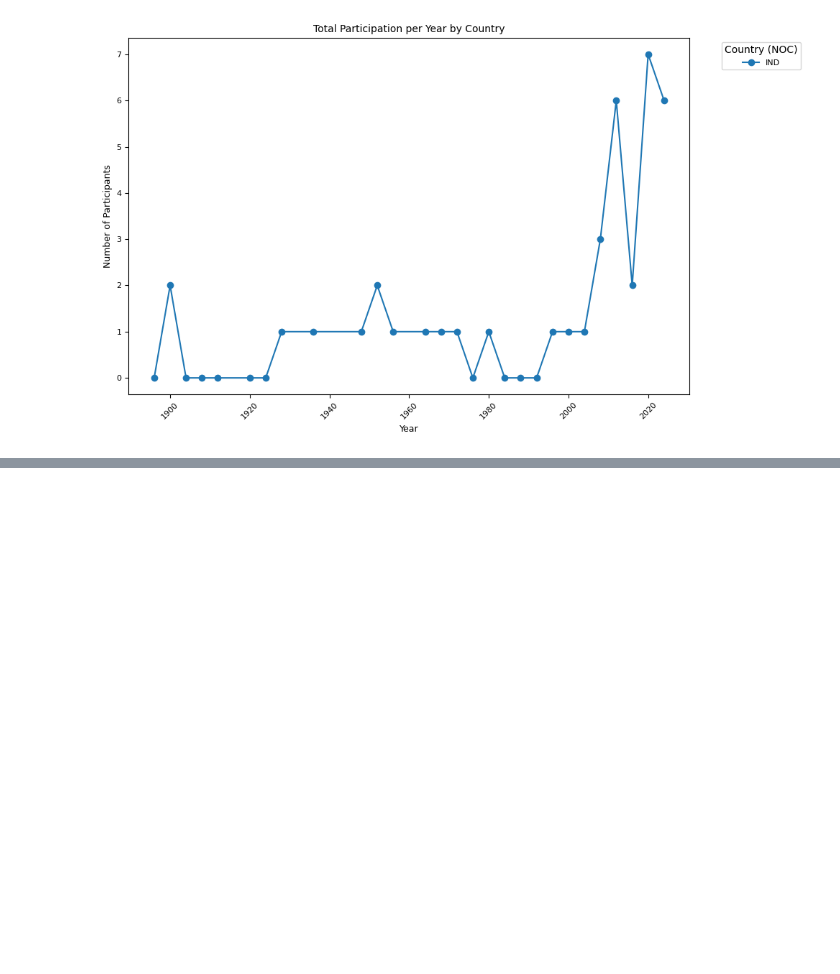
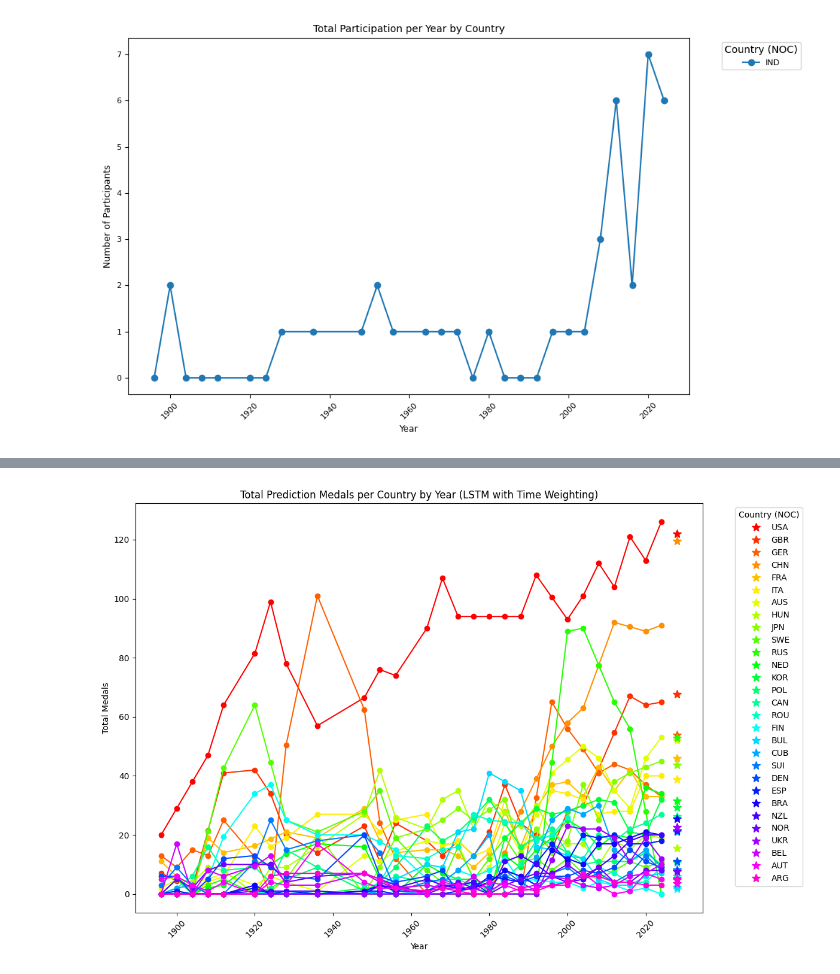
Before and after one commit to rainbowyuyu/MCM, a Jupyter notebook: model_and_code/data_processing.ipynb, the cells around one changed output, grey strips where cells are left out. Drawn from its saved outputs; the diff is of its cells as text; code cells hidden in the pictures; blank space fills up the shorter version.

```diff
--- a/model_and_code/data_processing.ipynb
+++ b/model_and_code/data_processing.ipynb
@@ -737,0 +820,9 @@ plt.show()
+# %%
+# 获取每个聚类中 NOC 的索引
+clustered_nocs = {}
+for label in np.unique(labels):
+    clustered_nocs[label] = sport_counts.index[labels == label].tolist()
+
+# 输出每个类的 NOC
+for cluster, nocs in clustered_nocs.items():
+    print(f"Cluster {cluster}: {nocs}")
@@ -737,0 +837,9 @@ plt.show()
+# %%
+# 获取 Cluster 0 中的 NOC 列
+cluster_0_nocs = clustered_nocs[0]
+
+# 只保留 Cluster 0 中的 NOC 列
+medals_by_year_clean_cluster_0_columns = medals_by_year_clean.loc[:, medals_by_year_clean.columns.isin(cluster_0_nocs)]
+
+# 显示结果
+medals_by_year_clean_cluster_0_columns
@@ -737,0 +964,78 @@ plt.show()
+# %%
+import numpy as np
+import pandas as pd
+import matplotlib.pyplot as plt
+from sklearn.preprocessing import MinMaxScaler
+from tensorflow.keras.models import Sequential
+from tensorflow.keras.layers import LSTM, Dense, Input
+
+# 选择前10个国家
+top_countries = medals_by_year_clean_cluster_0_columns.sum().sort_values(ascending=False).index
+
+# 创建一个空的图形，用来绘制所有国家的结果
+plt.figure(figsize=(12, 8))
+
+# 处理每个国家
+for index, country in enumerate(top_countries):
+    country_table = medals_by_year_clean[country]
+
+    # 获取每个国家的年份和参与人数
+    years = medals_by_year_clean.index.values
+    participants = country_table.values
+
+    # 数据预处理：标准化
+    scaler = MinMaxScaler(feature_range=(0, 1))
+    participants_scaled = scaler.fit_transform(participants.reshape(-1, 1))
+
+    # 创建时间步数据（滑动窗口）
+    def create_dataset(data, time_step=1):
+        X, y = [], []
+        for i in range(len(data) - time_step - 1):
+            X.append(data[i:(i + time_step), 0])
+            y.append(data[i + time_step, 0])
+        return np.array(X), np.array(y)
+
+    time_step = 20  # 使用过去20次的数据来预测
+    X, y = create_dataset(participants_scaled, time_step)
+
+    # 重塑输入数据形状为 [samples, time steps, features]
+    X = X.reshape(X.shape[0], X.shape[1], 1)
+
+    # 引入时间加权，给较近年份更高权重
+    decay_factor = 0.9  # 越近的时间点权重越大
+    weights = np.array([decay_factor ** (len(years) - i) for i in range(len(years))])
+
+    # 3. LSTM 模型构建
+    model = Sequential()
+    model.add(Input(shape=(X.shape[1], 1)))  # 第一层 Input
+    model.add(LSTM(units=50, return_sequences=False))  # LSTM 层
+    model.add(Dense(units=1))  # 输出一个预测值
+    model.compile(optimizer='adam', loss='mean_squared_error')
+
+    # 4. 模型训练：使用加权的损失
+    model.fit(X, y, epochs=50, batch_size=32, verbose=0, sample_weight=weights[:len(X)])
+
+    # 5. 预测未来参与人数
+    last_data = participants_scaled[-time_step:]  # 使用最后几个时间步的数据
+    last_data = last_data.reshape(1, time_step, 1)
+    predicted_scaled = model.predict(last_data)
+
+    # 将预测的结果从归一化还原到原始数据范围
+    predicted_participation = scaler.inverse_transform(predicted_scaled)
+
+    # 绘制原始数据
+    line_color = plt.cm.hsv(index*8)  # 使用不同的颜色图
+    plt.plot(years, participants, marker='o', linestyle='-', markersize=6, color=line_color)
+
+    # 显示预测的参与人数，稍微向后移动预测的 x 轴位置
+    plt.plot(years[-1] + 4, predicted_participation[0], '*', label=f'{country}', markersize=10, color=line_color)
+
+# 添加标题和标签
+plt.title('Total Prediction Medals per Country by Year (LSTM with Time Weighting)')
+plt.xlabel('Year')
+plt.ylabel('Total Medals')
+plt.xticks(rotation=45)
+plt.legend(title='Country (NOC)', bbox_to_anchor=(1.05, 1), loc='upper left')
+plt.tight_layout()
+plt.show()
+# %% [output]
@@ -737,0 +1059 @@ plt.show()
+[figure, added]
```
Also changed, not shown: parts of 16 cells of this notebook, 2 other files.
